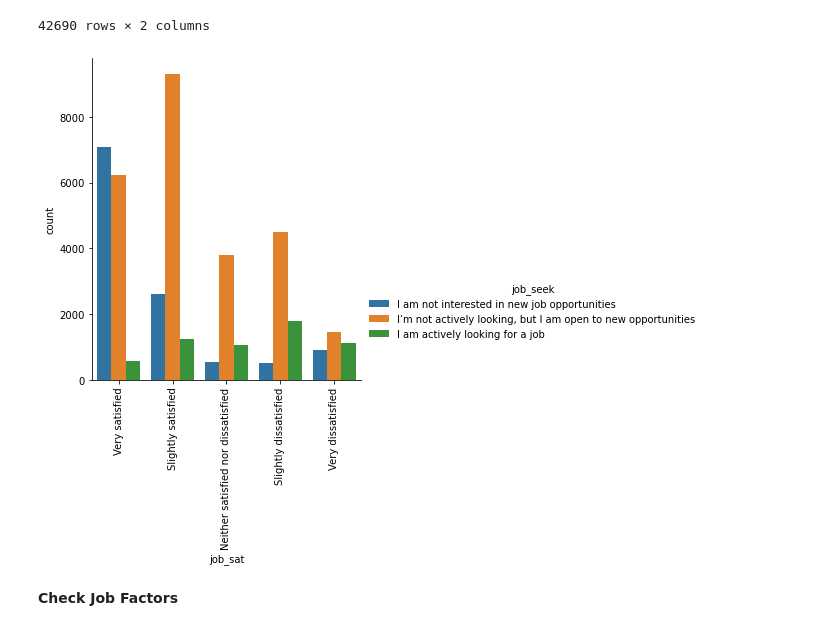
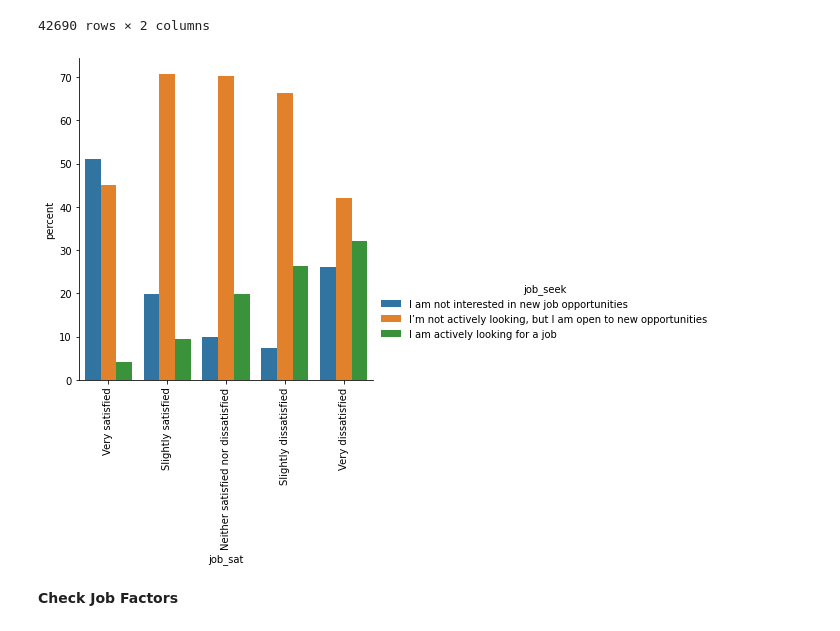
Before and after one commit to netxph/so-analysis, a Jupyter notebook: notebook/02-so-eda.ipynb, the cells around one changed output. Cells and saved outputs as stored; diff of their text form; code cells hidden in the pictures.

```diff
--- a/notebook/02-so-eda.ipynb
+++ b/notebook/02-so-eda.ipynb
@@ -157,10 +158,14 @@ df[["job_seek", "job_sat"]].dropna()
 # %%
 seek_sat = df[["job_seek", "job_sat"]].dropna()
 
-g = sns.catplot(x="job_sat", hue="job_seek", data=seek_sat, kind="count")
+x,y = 'job_sat', 'job_seek'
+
+seek_g = count_percentage(x, y, seek_sat)
+
+g = sns.catplot(x = x, y = "percent", hue = y, kind="bar", data = seek_g)
 g.set_xticklabels(rotation=90);
 # %% [output]
-[figure, old version]
+[figure, new version]
 # %% [markdown]
 **Check Job Factors**
 # %%
```
Also changed, not shown: parts of 8 cells of this notebook, 1 other file.
